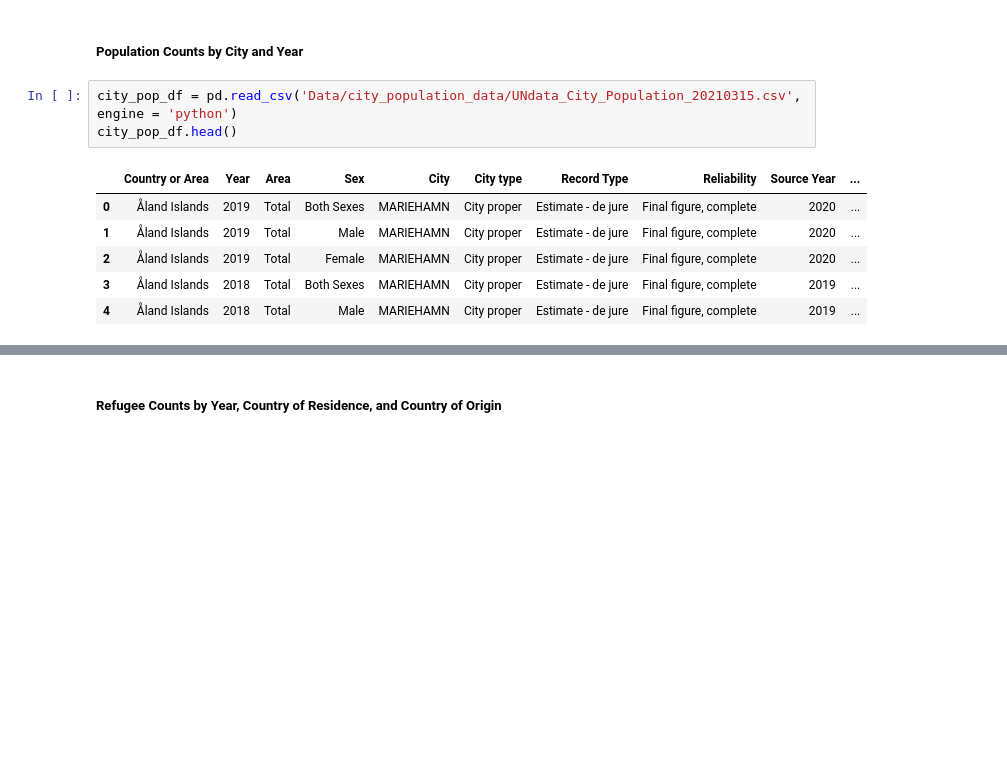
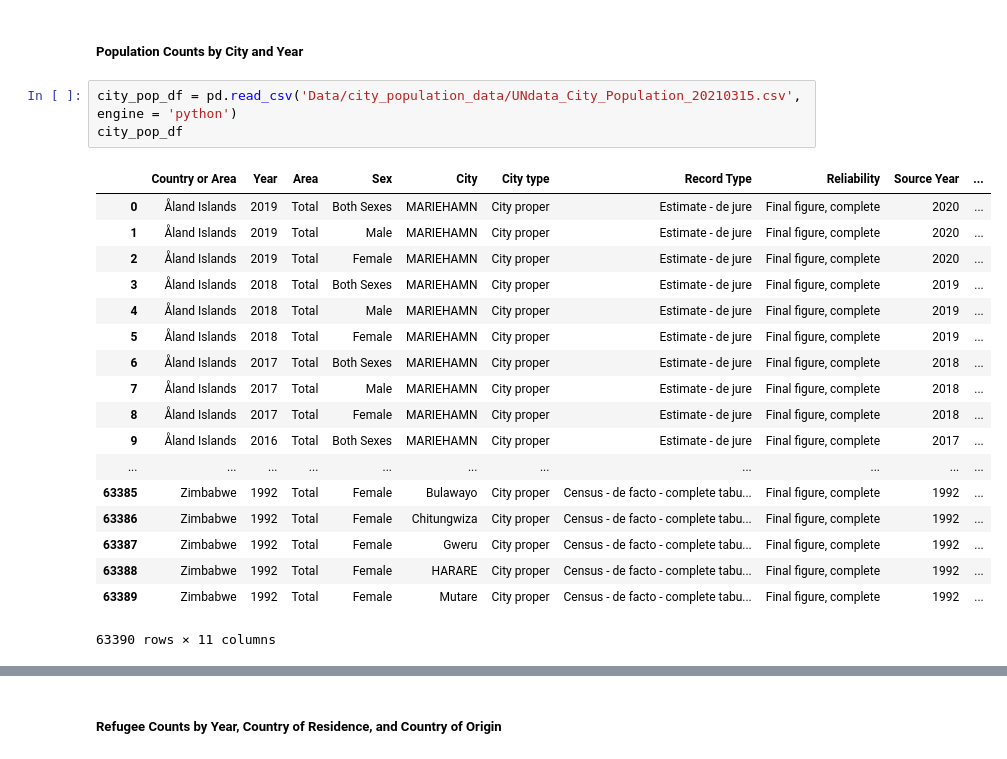
Before and after one commit to DonDuPontII/Data-Engineering-Udacity-Projects, a Jupyter notebook: Capstone-Project.ipynb, the cells around one changed output, grey strips where cells are left out. Saved outputs shown, nothing was run; the diff lists cells and outputs as text; blank space fills up the shorter version.

```diff
--- a/Capstone-Project.ipynb
+++ b/Capstone-Project.ipynb
@@ -92,11 +92,23 @@ country_pop_df.head()
 ##### Population Counts by City and Year
 # %%
 city_pop_df = pd.read_csv('Data/city_population_data/UNdata_City_Population_20210315.csv', engine = 'python')
-city_pop_df.head()
+city_pop_df
 # %% [output]
 |  | Country or Area | Year | Area | Sex | City | City type | Record Type | Reliability | Source Year | ... |
 | 0 | Åland Islands | 2019 | Total | Both Sexes | MARIEHAMN | City proper | Estimate - de jure | Final figure, complete | 2020 | ... |
 | 1 | Åland Islands | 2019 | Total | Male | MARIEHAMN | City proper | Estimate - de jure | Final figure, complete | 2020 | ... |
 | 2 | Åland Islands | 2019 | Total | Female | MARIEHAMN | City proper | Estimate - de jure | Final figure, complete | 2020 | ... |
 | 3 | Åland Islands | 2018 | Total | Both Sexes | MARIEHAMN | City proper | Estimate - de jure | Final figure, complete | 2019 | ... |
 | 4 | Åland Islands | 2018 | Total | Male | MARIEHAMN | City proper | Estimate - de jure | Final figure, complete | 2019 | ... |
+| 5 | Åland Islands | 2018 | Total | Female | MARIEHAMN | City proper | Estimate - de jure | Final figure, complete | 2019 | ... |
+| 6 | Åland Islands | 2017 | Total | Both Sexes | MARIEHAMN | City proper | Estimate - de jure | Final figure, complete | 2018 | ... |
+| 7 | Åland Islands | 2017 | Total | Male | MARIEHAMN | City proper | Estimate - de jure | Final figure, complete | 2018 | ... |
+| 8 | Åland Islands | 2017 | Total | Female | MARIEHAMN | City proper | Estimate - de jure | Final figure, complete | 2018 | ... |
+| 9 | Åland Islands | 2016 | Total | Both Sexes | MARIEHAMN | City proper | Estimate - de jure | Final figure, complete | 2017 | ... |
+| ... | ... | ... | ... | ... | ... | ... | ... | ... | ... | ... |
+| 63385 | Zimbabwe | 1992 | Total | Female | Bulawayo | City proper | Census - de facto - complete tabu... | Final figure, complete | 1992 | ... |
+| 63386 | Zimbabwe | 1992 | Total | Female | Chitungwiza | City proper | Census - de facto - complete tabu... | Final figure, complete | 1992 | ... |
+| 63387 | Zimbabwe | 1992 | Total | Female | Gweru | City proper | Census - de facto - complete tabu... | Final figure, complete | 1992 | ... |
+| 63388 | Zimbabwe | 1992 | Total | Female | HARARE | City proper | Census - de facto - complete tabu... | Final figure, complete | 1992 | ... |
+| 63389 | Zimbabwe | 1992 | Total | Female | Mutare | City proper | Census - de facto - complete tabu... | Final figure, complete | 1992 | ... |
+63390 rows × 11 columns
```
Also changed, not shown: parts of 7 cells of this notebook.
